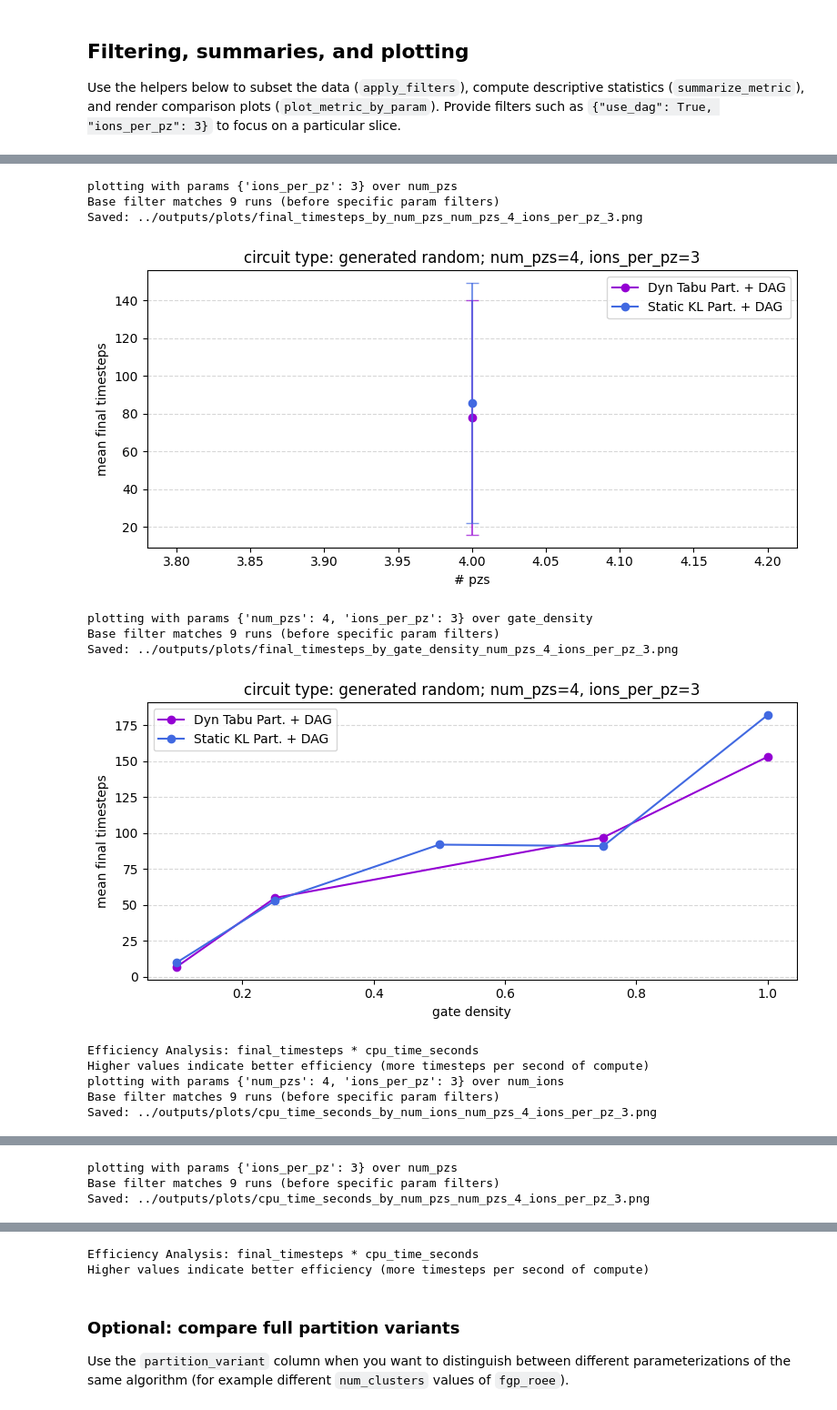
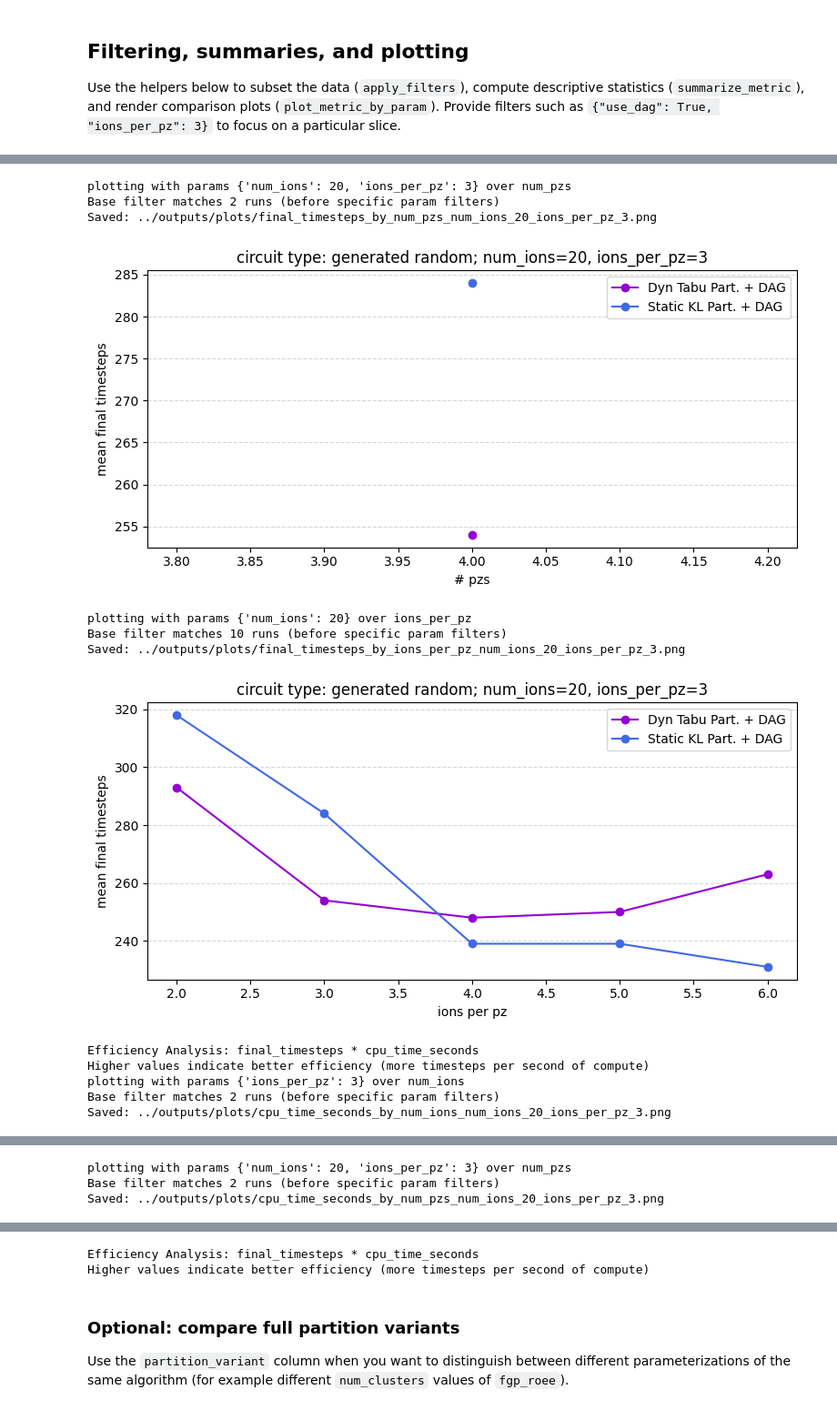
Before and after one commit to linusschulte/ionshuttler, a Jupyter notebook: notebooks/partitioning_comparison.ipynb, the cells around one changed output, grey strips where cells are left out. Shown at 91% size. Cells and saved outputs as stored; diff of their text form; code cells hidden in the pictures.

```diff
--- a/notebooks/partitioning_comparison.ipynb
+++ b/notebooks/partitioning_comparison.ipynb
@@ -215,7 +215,36 @@ Use the helpers below to subset the data (`apply_filters`), compute descriptive
 
 from collections.abc import Mapping
 
+def _normalize_val(v):
+    if isinstance(v, np.ndarray):
+        v_list = v.tolist()
+    elif isinstance(v, list):
+        v_list = v
+    else:
+        return v
+    if len(v_list) == 2:
+        num, den = v_list
+        return str(float(num))+"/"+str(float(den))
+        try:
+            den_val = float(den)
+            if den_val != 0:
+                return float(num) / den_val
+        except (TypeError, ValueError):
+            pass
+    return tuple(v_list)
+
+def _normalize_filters(filt: Mapping[str, Any] | None) -> dict[str, Any]:
+    if not filt:
+        return {}
+    return {k: _normalize_val(v) for k, v in filt.items()}
+
+def _normalize_column(df: pd.DataFrame, column: str) -> pd.DataFrame:
+    if column in df.columns:
+        df[column] = df[column].map(_normalize_val)
+    return df
+
 def apply_filters(df: pd.DataFrame, filters: Mapping[str, Any] | None = None) -> pd.DataFrame:
+    filters = _normalize_filters(filters)
     if not filters:
         return df
     filtered = df.copy()
@@ -240,6 +269,9 @@ def summarize_metric(
     filtered = apply_filters(df, filters)
     if filtered.empty:
         return pd.DataFrame()
+    filtered = filtered.copy()
+    _normalize_column(filtered, varying_param)
+    _normalize_column(filtered, method_col)
     grouped = filtered.groupby([varying_param, method_col])[metric]
     summary = grouped.agg(["count", "mean", "median", "min", "max", "std"]).reset_index()
     if agg not in summary.columns:
@@ -264,10 +296,12 @@ def plot_metric_by_param(
     param_combinations: Mapping[str, Mapping[str, Any]] | None = None,
 ) -> tuple[plt.Figure, plt.Axes] | None:
     def summarize_combination(label: str, combo_filters: Mapping[str, Any] | None):
-        combined_filters = {**(filters or {}), **(combo_filters or {})}
+        combined_filters = {**_normalize_filters(filters), **_normalize_filters(combo_filters)}
         filtered_combo = apply_filters(df, combined_filters)
         if filtered_combo.empty:
             return None
+        filtered_combo = filtered_combo.copy()
+        _normalize_column(filtered_combo, varying_param)
         grouped = filtered_combo.groupby(varying_param)[metric]
         summary = grouped.agg(["count", "mean", "median", "min", "max", "std"]).reset_index()
         if agg not in summary.columns:
@@ -292,6 +326,8 @@ def plot_metric_by_param(
         filtered = apply_filters(df, filters)
         if filtered.empty:
             return None
+        filtered = filtered.copy()
+        _normalize_column(filtered, varying_param)
         summary = summarize_metric(filtered, metric, varying_param, method_col, agg, filters=None)
         if summary.empty:
             return None
@@ -300,6 +336,8 @@ def plot_metric_by_param(
         )
         label_context_df = filtered
 
+    plot_df = plot_df.copy()
+    _normalize_column(plot_df, varying_param)
     is_bool_param = plot_df[varying_param].dtype == bool
     if is_bool_param:
         plot_df[varying_param] = plot_df[varying_param].map({True: "True", False: "False"})
@@ -371,6 +409,6 @@ summarize_metric(success_df, metric="final_timesteps", varying_param="grid_size"
 # %%
 
-parameters_to_sweep = ["num_ions", "num_pzs", "gate_density"]
+parameters_to_sweep = ["num_ions", "num_pzs", "ions_per_pz"]
 #parameters_to_sweep = ["num_ions", "grid_size", "num_pzs", "algo_sigma"]#, "algo_lookahead_weight_factor", "algo_balance_penalty"]
 #parameters_to_sweep = ["num_ions", "grid_size", "num_pzs", "mz_trap_size"]
 
@@ -379,7 +417,8 @@ parameters_to_sweep = ["num_ions", "num_pzs", "gate_density"]
 #fixed_params = {"algo_sigma" : 1.88, "algo_balance_penalty": 0.19, "ions_per_pz": 2, "num_pzs": 3, "num_ions": 15}
 #fixed_params = {"algo_sigma" : 1.88, "algo_balance_penalty": 0.19, "num_ions": 10, "num_pzs": 2, "ions_per_pz": 2, "grid_size": 3}
 #fixed_params = {"use_dag": False}
-fixed_params = {"num_pzs": 4, "ions_per_pz": 3}
+fixed_params = {"num_ions": 20, "ions_per_pz": 3}
+#fixed_params = {}
 
 specific_param_combinations = {
     "vanilla KL" : {"partition_method": "none", "use_dag": False},
@@ -479,13 +518,13 @@ Saved: ../outputs/plots/final_timesteps_by_num_ions_num_pzs_4_ions_per_pz_3.png
-plotting with params {'ions_per_pz': 3} over num_pzs
-Base filter matches 9 runs (before specific param filters)
-Saved: ../outputs/plots/final_timesteps_by_num_pzs_num_pzs_4_ions_per_pz_3.png
+plotting with params {'num_ions': 20, 'ions_per_pz': 3} over num_pzs
+Base filter matches 2 runs (before specific param filters)
+Saved: ../outputs/plots/final_timesteps_by_num_pzs_num_ions_20_ions_per_pz_3.png
-[figure, old version]
+[figure, new version]
-plotting with params {'num_pzs': 4, 'ions_per_pz': 3} over gate_density
-Base filter matches 9 runs (before specific param filters)
-Saved: ../outputs/plots/final_timesteps_by_gate_density_num_pzs_4_ions_per_pz_3.png
+plotting with params {'num_ions': 20} over ions_per_pz
+Base filter matches 10 runs (before specific param filters)
+Saved: ../outputs/plots/final_timesteps_by_ions_per_pz_num_ions_20_ions_per_pz_3.png
-[figure, old version]
+[figure, new version]
 Efficiency Analysis: final_timesteps * cpu_time_seconds
 Higher values indicate better efficiency (more timesteps per second of compute)
-plotting with params {'num_pzs': 4, 'ions_per_pz': 3} over num_ions
-Base filter matches 9 runs (before specific param filters)
-Saved: ../outputs/plots/cpu_time_seconds_by_num_ions_num_pzs_4_ions_per_pz_3.png
+plotting with params {'ions_per_pz': 3} over num_ions
+Base filter matches 2 runs (before specific param filters)
+Saved: ../outputs/plots/cpu_time_seconds_by_num_ions_num_ions_20_ions_per_pz_3.png
@@ -493,3 +532,3 @@ Saved: ../outputs/plots/cpu_time_seconds_by_num_ions_num_pzs_4_ions_per_pz_3.png
-plotting with params {'ions_per_pz': 3} over num_pzs
-Base filter matches 9 runs (before specific param filters)
-Saved: ../outputs/plots/cpu_time_seconds_by_num_pzs_num_pzs_4_ions_per_pz_3.png
+plotting with params {'num_ions': 20, 'ions_per_pz': 3} over num_pzs
+Base filter matches 2 runs (before specific param filters)
+Saved: ../outputs/plots/cpu_time_seconds_by_num_pzs_num_ions_20_ions_per_pz_3.png
```
Also changed, not shown: parts of 10 cells of this notebook, 4 other files.
